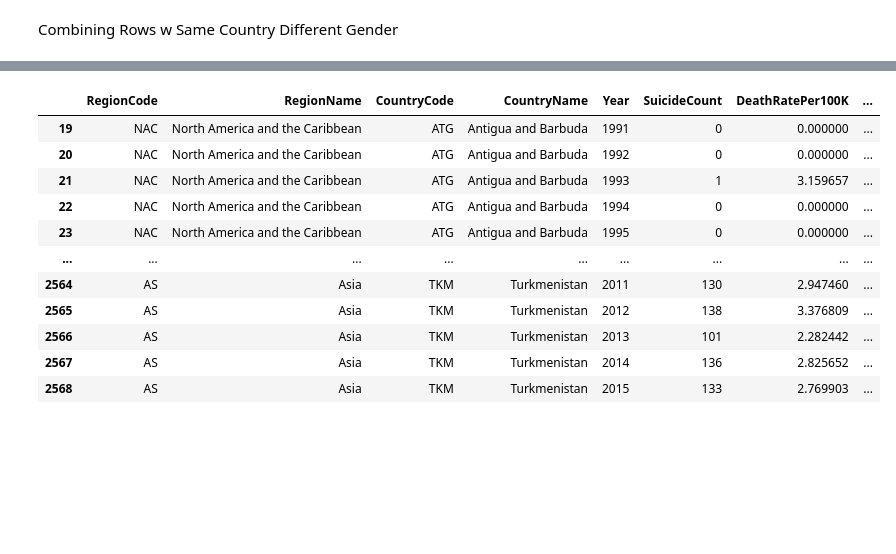
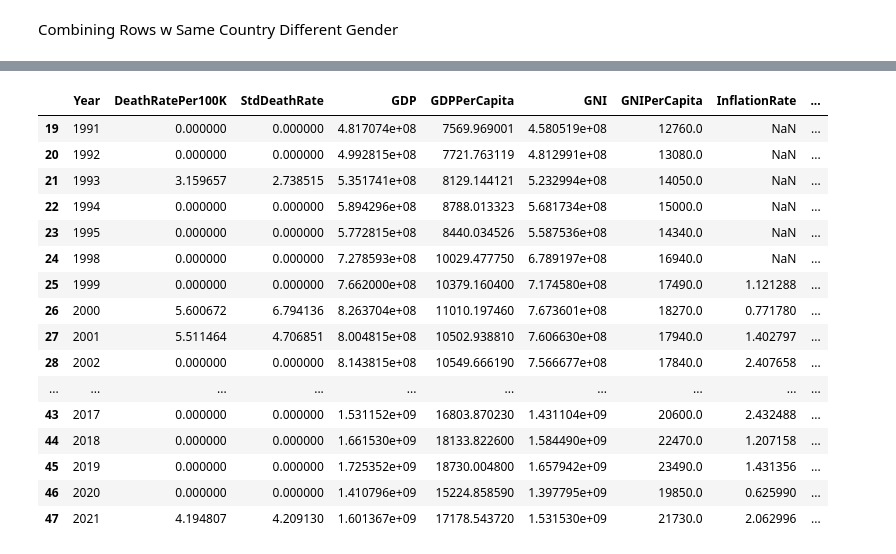
Before and after one commit to HafsahNasir/DataScienceProject, a Jupyter notebook: project.ipynb, the cells around one changed output, grey strips where cells are left out. Cells and saved outputs as stored; diff of their text form; code cells hidden in the pictures; blank space fills up the shorter version.

```diff
--- a/project.ipynb
+++ b/project.ipynb
@@ -167,16 +169,3 @@ suicide_data = suicide_data.drop(indexes_to_drop).reset_index(drop=True)
 print(f"Dropped {len(indexes_to_drop)} rows. Remaining rows: {len(suicide_data)}")
 # %% [output]
 Dropped 310 rows. Remaining rows: 5618
-# %%
-# need to check specifically are there any null values in GDP column
-gdp_null_count = suicide_data['GDP'].isnull().sum()
-print(f"Number of null values in GDP column: {gdp_null_count}")
-
-#display rows with null values in GDP column
-gdp_null_rows = suicide_data[suicide_data['GDP'].isnull()]
-# display(gdp_null_rows)
-
-#dropping these rows
-indexes_to_drop = gdp_null_rows.index.tolist()
-suicide_data = suicide_data.drop(indexes_to_drop).reset_index(drop=True)
-print(f"Dropped {len(indexes_to_drop)} rows. Remaining rows: {len(suicide_data)}")
@@ -306,16 +294,11 @@ Total remaining null values in the dataset: 589
  'InflationRate',
  'EmploymentPopulationRatio']
 # %%
-
-#Interpolate within each country by year
+# going within each country by year
 df = suicide_data.copy().sort_values(["CountryName", "Year"])
 
-# for col in remaining_null_columns:
-#     df[col] = df.groupby("CountryName")[col].apply(lambda g: g.interpolate(limit_direction="both"))
-
-
 # Identify countries where at least one of the remaining_null_columns
-# is completely NaN across all years (i.e., interpolation couldn't help)
+# is completely NaN across all years
 country_all_nulls = (
     df.groupby(["CountryName"], group_keys=False)[remaining_null_columns]
       .apply(lambda g: pd.Series(g.isna().all().to_dict()))
@@ -323,13 +306,32 @@ country_all_nulls = (
 
 # Keep only countries that have at least one fully-NaN column
 country_all_nulls = country_all_nulls[country_all_nulls.any(axis=1)]
-display(country_all_nulls)
 
 
-# Get list of countries that have fully missing columns
-countries_with_all_nulls = country_all_nulls.index.get_level_values("CountryName").unique()
+# === Compact summary: Country -> comma-separated list of fully-missing columns
+summary = (
+    country_all_nulls
+      .apply(lambda s: ", ".join(s.index[s].tolist()), axis=1)
+      .rename("FullyMissingCols")
+      .reset_index()
+)
+display(summary)
 
-# Print their rows from the main DataFrame
-remaining_problem_rows = df[df["CountryName"].isin(countries_with_all_nulls)]
-display(remaining_problem_rows.sort_values(["CountryName", "Year"]))
+# === Build mapping {CountryName: [cols that are fully missing]}
+country_to_cols = {
+    country: row.index[row].tolist()
+    for country, row in country_all_nulls.iterrows()
+}
+
+# === Show only the rows for the problematic countries, grouped and ordered
+problematic = (
+    df[df['CountryName'].isin(country_to_cols.keys())]
+      .sort_values(['CountryName', 'Year'])
+)
+
+for country, g in problematic.groupby('CountryName'):
+    print("=" * 80)
+    print(f"Country: {country}")
+    print(f"Fully-missing columns: {country_to_cols[country]}")
+    display(g[['Year'] + remaining_null_columns])
 # %% [output]
@@ -349,12 +353,17 @@ display(remaining_problem_rows.sort_values(["CountryName", "Year"]))
-|  | RegionCode | RegionName | CountryCode | CountryName | Year | SuicideCount | DeathRatePer100K | ... |
-| 19 | NAC | North America and the Caribbean | ATG | Antigua and Barbuda | 1991 | 0 | 0.000000 | ... |
-| 20 | NAC | North America and the Caribbean | ATG | Antigua and Barbuda | 1992 | 0 | 0.000000 | ... |
-| 21 | NAC | North America and the Caribbean | ATG | Antigua and Barbuda | 1993 | 1 | 3.159657 | ... |
-| 22 | NAC | North America and the Caribbean | ATG | Antigua and Barbuda | 1994 | 0 | 0.000000 | ... |
-| 23 | NAC | North America and the Caribbean | ATG | Antigua and Barbuda | 1995 | 0 | 0.000000 | ... |
-| ... | ... | ... | ... | ... | ... | ... | ... | ... |
-| 2564 | AS | Asia | TKM | Turkmenistan | 2011 | 130 | 2.947460 | ... |
-| 2565 | AS | Asia | TKM | Turkmenistan | 2012 | 138 | 3.376809 | ... |
-| 2566 | AS | Asia | TKM | Turkmenistan | 2013 | 101 | 2.282442 | ... |
-| 2567 | AS | Asia | TKM | Turkmenistan | 2014 | 136 | 2.825652 | ... |
-| 2568 | AS | Asia | TKM | Turkmenistan | 2015 | 133 | 2.769903 | ... |
+|  | Year | DeathRatePer100K | StdDeathRate | GDP | GDPPerCapita | GNI | GNIPerCapita | InflationRate | ... |
+| 19 | 1991 | 0.000000 | 0.000000 | 4.817074e+08 | 7569.969001 | 4.580519e+08 | 12760.0 | NaN | ... |
+| 20 | 1992 | 0.000000 | 0.000000 | 4.992815e+08 | 7721.763119 | 4.812991e+08 | 13080.0 | NaN | ... |
+| 21 | 1993 | 3.159657 | 2.738515 | 5.351741e+08 | 8129.144121 | 5.232994e+08 | 14050.0 | NaN | ... |
+| 22 | 1994 | 0.000000 | 0.000000 | 5.894296e+08 | 8788.013323 | 5.681734e+08 | 15000.0 | NaN | ... |
+| 23 | 1995 | 0.000000 | 0.000000 | 5.772815e+08 | 8440.034526 | 5.587536e+08 | 14340.0 | NaN | ... |
+| 24 | 1998 | 0.000000 | 0.000000 | 7.278593e+08 | 10029.477750 | 6.789197e+08 | 16940.0 | NaN | ... |
+| 25 | 1999 | 0.000000 | 0.000000 | 7.662000e+08 | 10379.160400 | 7.174580e+08 | 17490.0 | 1.121288 | ... |
+| 26 | 2000 | 5.600672 | 6.794136 | 8.263704e+08 | 11010.197460 | 7.673601e+08 | 18270.0 | 0.771780 | ... |
+| 27 | 2001 | 5.511464 | 4.706851 | 8.004815e+08 | 10502.938810 | 7.606630e+08 | 17940.0 | 1.402797 | ... |
+| 28 | 2002 | 0.000000 | 0.000000 | 8.143815e+08 | 10549.666190 | 7.566677e+08 | 17840.0 | 2.407658 | ... |
+| ... | ... | ... | ... | ... | ... | ... | ... | ... | ... |
+| 43 | 2017 | 0.000000 | 0.000000 | 1.531152e+09 | 16803.870230 | 1.431104e+09 | 20600.0 | 2.432488 | ... |
+| 44 | 2018 | 0.000000 | 0.000000 | 1.661530e+09 | 18133.822600 | 1.584490e+09 | 22470.0 | 1.207158 | ... |
+| 45 | 2019 | 0.000000 | 0.000000 | 1.725352e+09 | 18730.004800 | 1.657942e+09 | 23490.0 | 1.431356 | ... |
+| 46 | 2020 | 0.000000 | 0.000000 | 1.410796e+09 | 15224.858590 | 1.397795e+09 | 19850.0 | 0.625990 | ... |
+| 47 | 2021 | 4.194807 | 4.209130 | 1.601367e+09 | 17178.543720 | 1.531530e+09 | 21730.0 | 2.062996 | ... |
```
Also changed, not shown: parts of 17 cells of this notebook.
